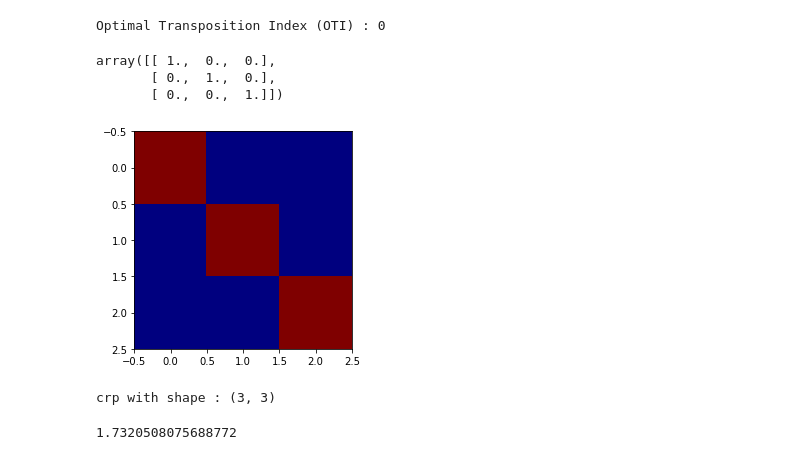
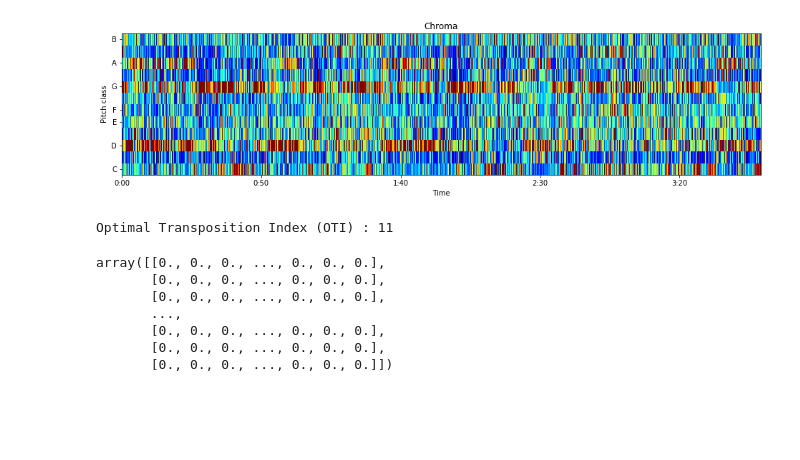
Before and after one commit to albincorreya/ChromaCoverId, a Jupyter notebook: examples.ipynb, the cells around one changed output. Saved outputs shown, nothing was run; the diff lists cells and outputs as text; code cells hidden in the pictures; blank space fills up the shorter version.

```diff
--- a/examples.ipynb
+++ b/examples.ipynb
@@ -63,19 +72,18 @@ recurrentplots = s_measures.RecurrentPlots()
-# %%
-similarity_matrix = recurrentplots.crossRecurrentPlot(chroma1.chroma_hpcp(), chroma.chroma_hpcp())
-similarity_matrix
-# %% [output]
-Optimal Transposition Index (OTI) : 0
-array([[ 1.,  0.,  0.],
-       [ 0.,  1.,  0.],
-       [ 0.,  0.,  1.]])
-# %%
-# Plot the cross recurrent plot (similarity matrix) of two chroma feature vectors.
-# since we compare the same song againt itself we see a clear diagonal
-recurrentplots.plotCRP(similarity_matrix, cmap='jet')
-# %% [output]
-[figure, removed]
-# %%
-recurrentplots.qmaxMeasure(similarity_matrix)
-# %% [output]
-crp with shape : (3, 3)
-1.7320508075688772
+# %%
+# plotting chroma_hpcp vector with 12 bins of the reference song
+display_chroma(c_hpcp_reference, cmap='jet')
+# %% [output]
+[figure, added]
+# %%
+# Compute cross recurrent plot from two chroma audio feature vectors as mentioned in [1]
+sim_matrix = sims.cross_recurrent_plot(c_hpcp_query, c_hpcp_reference)
+sim_matrix
+# %% [output]
+Optimal Transposition Index (OTI) : 11
+array([[0., 0., 0., ..., 0., 0., 0.],
+       [0., 0., 0., ..., 0., 0., 0.],
+       [0., 0., 0., ..., 0., 0., 0.],
+       ...,
+       [0., 0., 0., ..., 0., 0., 0.],
+       [0., 0., 0., ..., 0., 0., 0.],
+       [0., 0., 0., ..., 0., 0., 0.]])
```
Also changed, not shown: parts of 20 cells of this notebook.
